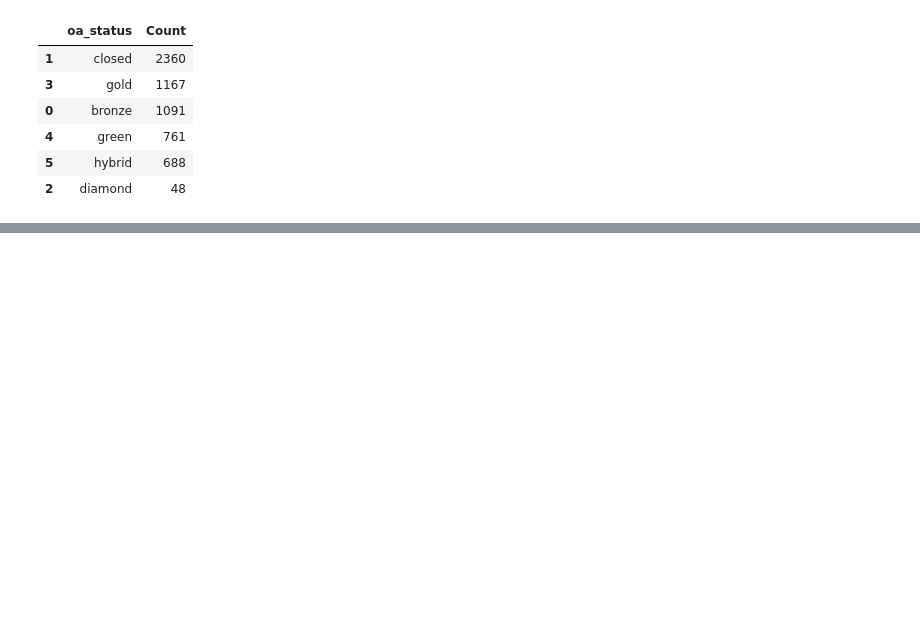
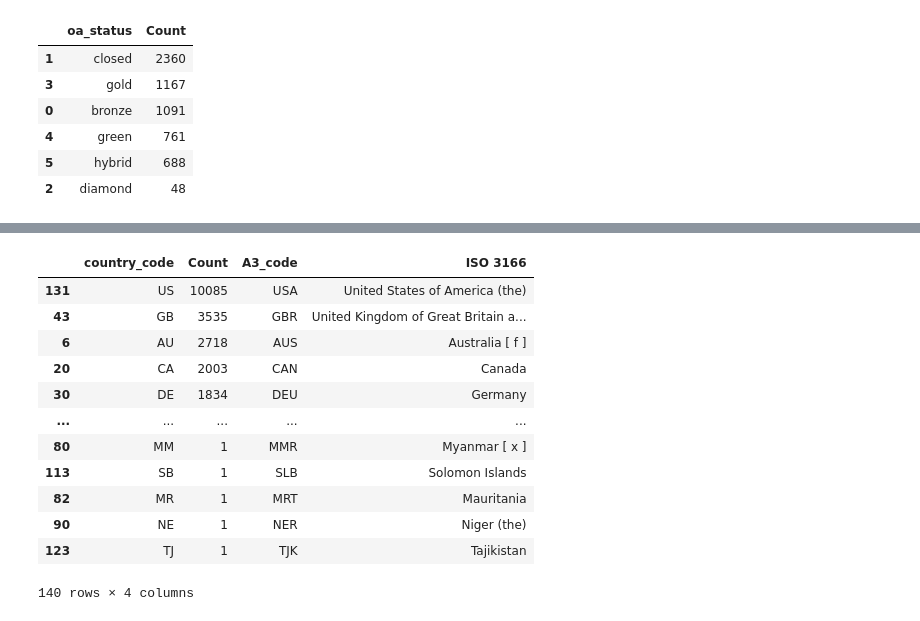
Before and after one commit to poppy-nicolette/IPCC_corpus, a Jupyter notebook: Corpus/descriptive_analysis/descriptive_analysis.ipynb, the cells around one changed output, grey strips where cells are left out. Drawn from its saved outputs; the diff is of its cells as text; code cells hidden in the pictures; blank space fills up the shorter version.

```diff
--- a/Corpus/descriptive_analysis/descriptive_analysis.ipynb
+++ b/Corpus/descriptive_analysis/descriptive_analysis.ipynb
@@ -182,0 +235,18 @@ country_df.head(5)
+# %%
+country_code_merged_export = country_code_df_merged.sort_values('Count', ascending=False)
+country_code_merged_export.to_excel("tables/country_codes_export.xlsx")
+country_code_merged_export
+# %% [output]
+|  | country_code | Count | A3_code | ISO 3166 |
+| 131 | US | 10085 | USA | United States of America (the) |
+| 43 | GB | 3535 | GBR | United Kingdom of Great Britain a... |
+| 6 | AU | 2718 | AUS | Australia [ f ] |
+| 20 | CA | 2003 | CAN | Canada |
+| 30 | DE | 1834 | DEU | Germany |
+| ... | ... | ... | ... | ... |
+| 80 | MM | 1 | MMR | Myanmar [ x ] |
+| 113 | SB | 1 | SLB | Solomon Islands |
+| 82 | MR | 1 | MRT | Mauritania |
+| 90 | NE | 1 | NER | Niger (the) |
+| 123 | TJ | 1 | TJK | Tajikistan |
+140 rows × 4 columns
```
Also changed, not shown: parts of 6 cells of this notebook, 7 other files.
